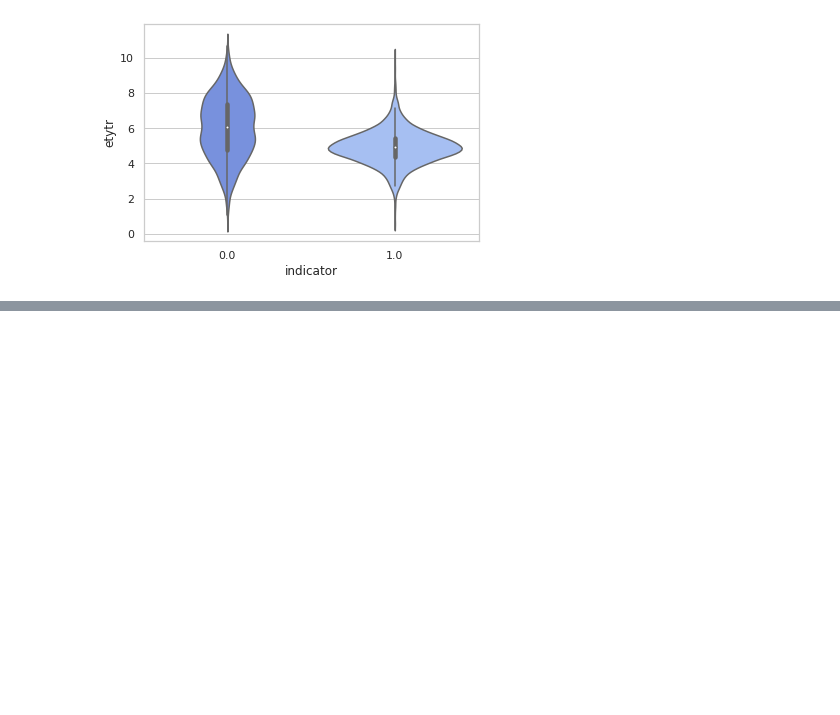
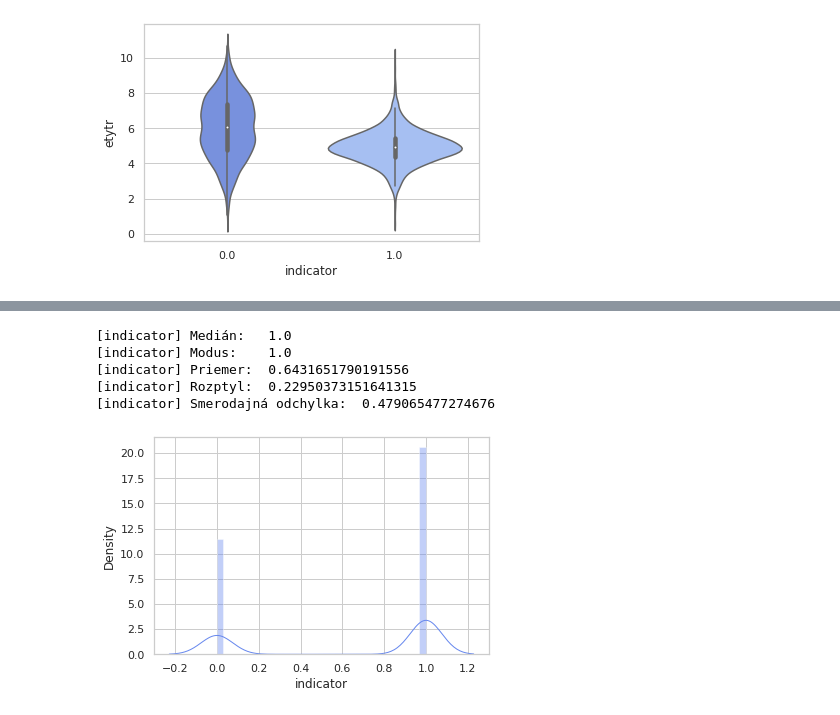
Before and after one commit to MarkoStahovec/IAU-Stahovec-Viest, a Jupyter notebook: main.ipynb, the cells around one changed output, grey strips where cells are left out. Drawn from its saved outputs; the diff is of its cells as text; code cells hidden in the pictures; blank space fills up the shorter version.

```diff
--- a/main.ipynb
+++ b/main.ipynb
@@ -358,0 +413,15 @@ sns.violinplot(data=data_labor, x='indicator', y = 'etytr')
+# %%
+sns.distplot(data_labor["indicator"], kde=True, kde_kws={"lw": 1}, bins=32)
+# sns.histplot(data=data_labor, x="erytrocyty", bins=24, kde=True)
+print(f"[indicator] Medián:  ", data_labor["indicator"].median())
+print(f"[indicator] Modus:   ", data_labor.mode()["indicator"][0])
+print(f"[indicator] Priemer: ", data_labor["indicator"].mean())
+print(f"[indicator] Rozptyl: ", np.var(data_labor["indicator"]))
+print(f"[indicator] Smerodajná odchylka: ", np.std(data_labor["indicator"]))
+# %% [output]
+[indicator] Medián:   1.0
+[indicator] Modus:    1.0
+[indicator] Priemer:  0.6431651790191556
+[indicator] Rozptyl:  0.22950373151641315
+[indicator] Smerodajná odchylka:  0.479065477274676
+[figure, added]
```
Also changed, not shown: parts of 23 cells of this notebook.
